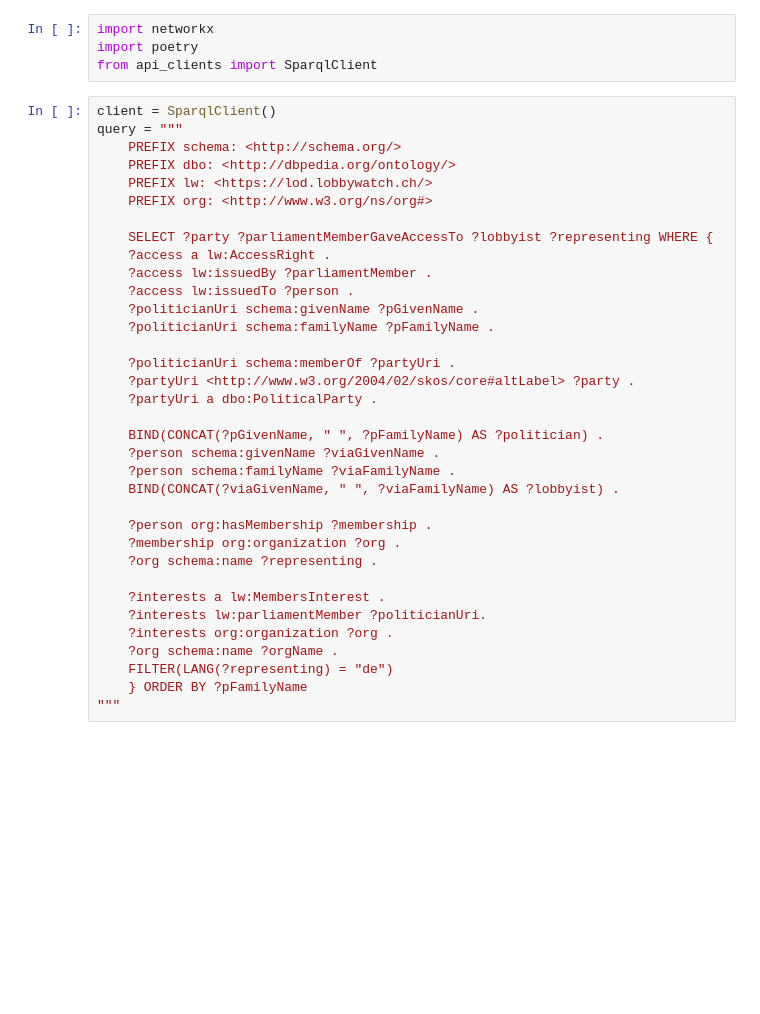
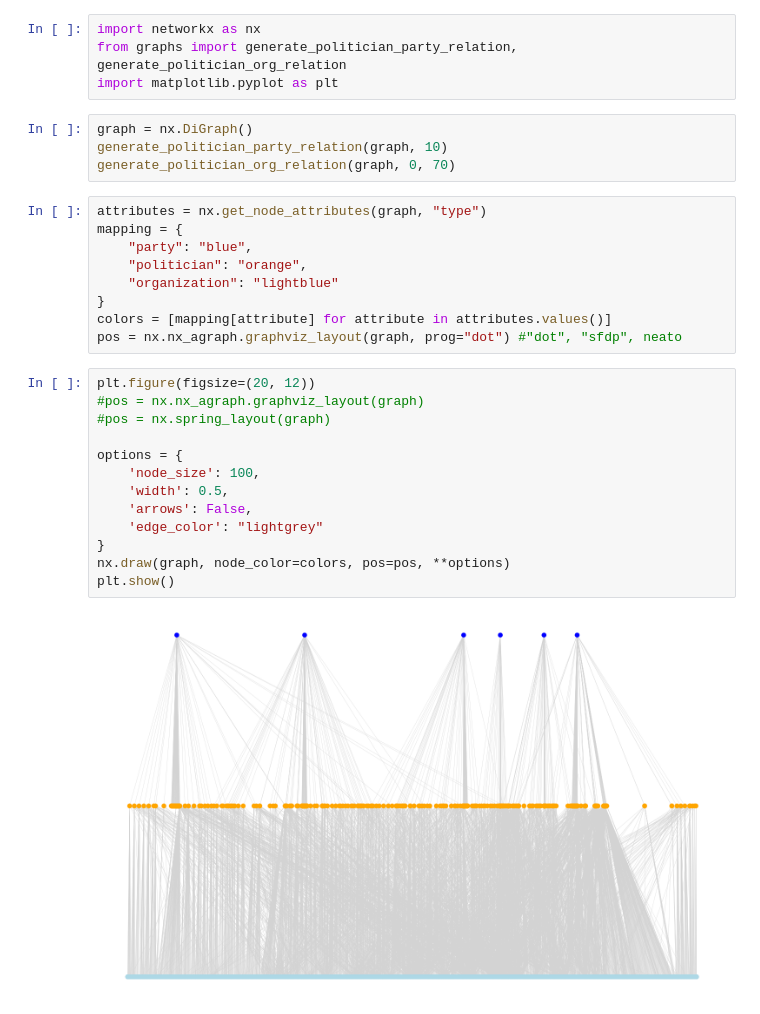
Before and after one commit to zazuko/lined-lobbysts, a Jupyter notebook: graphviz.ipynb, the cells around one changed output. Saved outputs shown, nothing was run; the diff lists cells and outputs as text; blank space fills up the shorter version.

Commit message:
hierarchical graph viz

```diff
--- a/graphviz.ipynb
+++ b/graphviz.ipynb
@@ -1,39 +1,32 @@
-# %%
-import networkx
-import poetry
-from api_clients import SparqlClient
-# %%
-client = SparqlClient()
-query = """
-    PREFIX schema: <http://schema.org/>
-    PREFIX dbo: <http://dbpedia.org/ontology/>
-    PREFIX lw: <https://lod.lobbywatch.ch/>
-    PREFIX org: <http://www.w3.org/ns/org#>
-
-    SELECT ?party ?parliamentMemberGaveAccessTo ?lobbyist ?representing WHERE {
-    ?access a lw:AccessRight .
-    ?access lw:issuedBy ?parliamentMember .
-    ?access lw:issuedTo ?person .
-    ?politicianUri schema:givenName ?pGivenName .
-    ?politicianUri schema:familyName ?pFamilyName .
-
-    ?politicianUri schema:memberOf ?partyUri .
-    ?partyUri <http://www.w3.org/2004/02/skos/core#altLabel> ?party .
-    ?partyUri a dbo:PoliticalParty .
-
-    BIND(CONCAT(?pGivenName, " ", ?pFamilyName) AS ?politician) .
-    ?person schema:givenName ?viaGivenName .
-    ?person schema:familyName ?viaFamilyName .
-    BIND(CONCAT(?viaGivenName, " ", ?viaFamilyName) AS ?lobbyist) .
-
-    ?person org:hasMembership ?membership .
-    ?membership org:organization ?org .
-    ?org schema:name ?representing .
-
-    ?interests a lw:MembersInterest .
-    ?interests lw:parliamentMember ?politicianUri.
-    ?interests org:organization ?org .
-    ?org schema:name ?orgName .
-    FILTER(LANG(?representing) = "de")
-    } ORDER BY ?pFamilyName
-"""
+# %%
+import networkx as nx
+from graphs import generate_politician_party_relation, generate_politician_org_relation
+import matplotlib.pyplot as plt
+# %%
+graph = nx.DiGraph()
+generate_politician_party_relation(graph, 10)
+generate_politician_org_relation(graph, 0, 70)
+# %%
+attributes = nx.get_node_attributes(graph, "type")
+mapping = {
+    "party": "blue",
+    "politician": "orange",
+    "organization": "lightblue"
+}
+colors = [mapping[attribute] for attribute in attributes.values()]
+pos = nx.nx_agraph.graphviz_layout(graph, prog="dot") #"dot", "sfdp", neato
+# %%
+plt.figure(figsize=(20, 12))
+#pos = nx.nx_agraph.graphviz_layout(graph)
+#pos = nx.spring_layout(graph)
+
+options = {
+    'node_size': 100,
+    'width': 0.5,
+    'arrows': False,
+    'edge_color': "lightgrey"
+}
+nx.draw(graph, node_color=colors, pos=pos, **options)
+plt.show()
+# %% [output]
+[figure, added]
```
Also changed, not shown: 3 other files.
